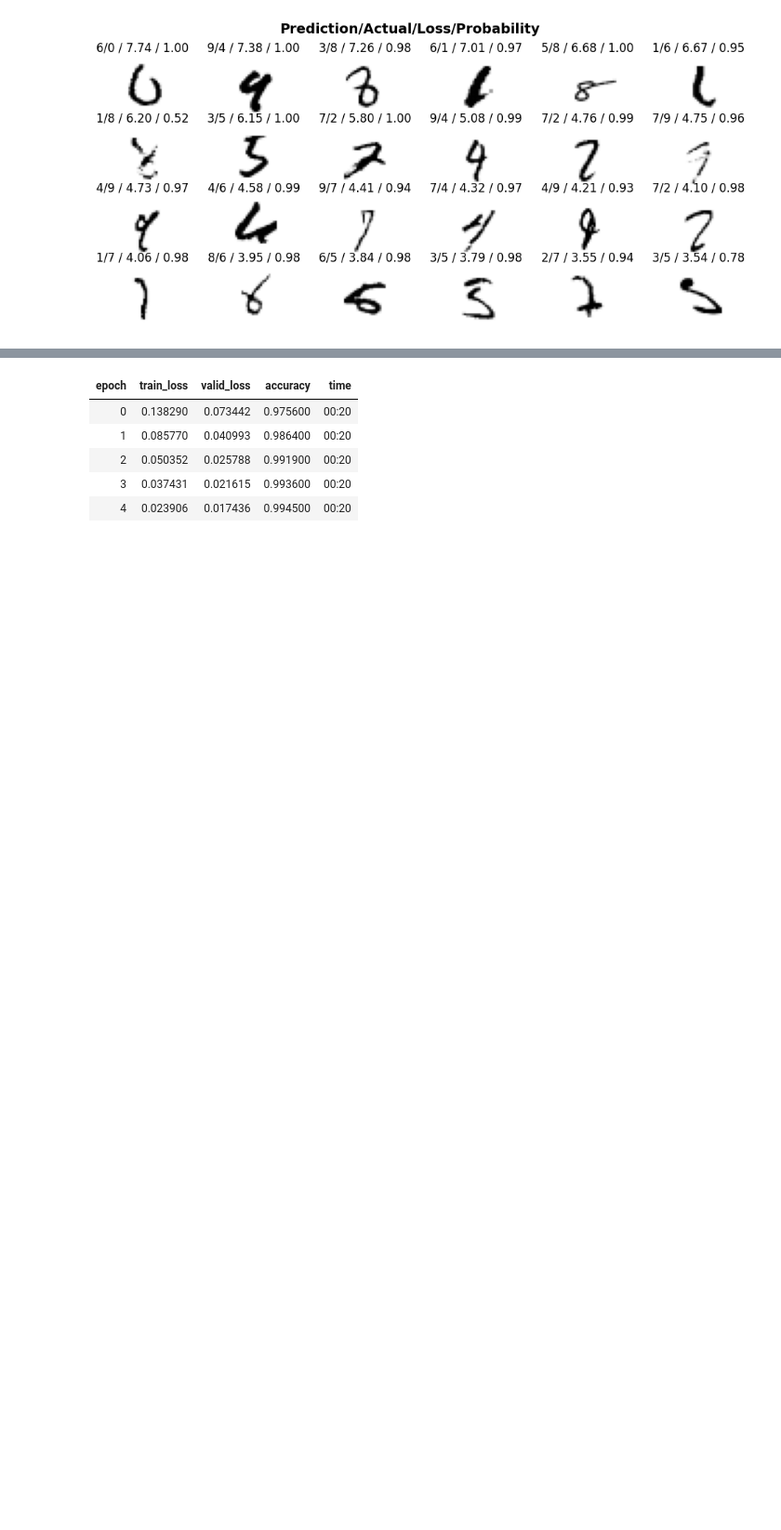
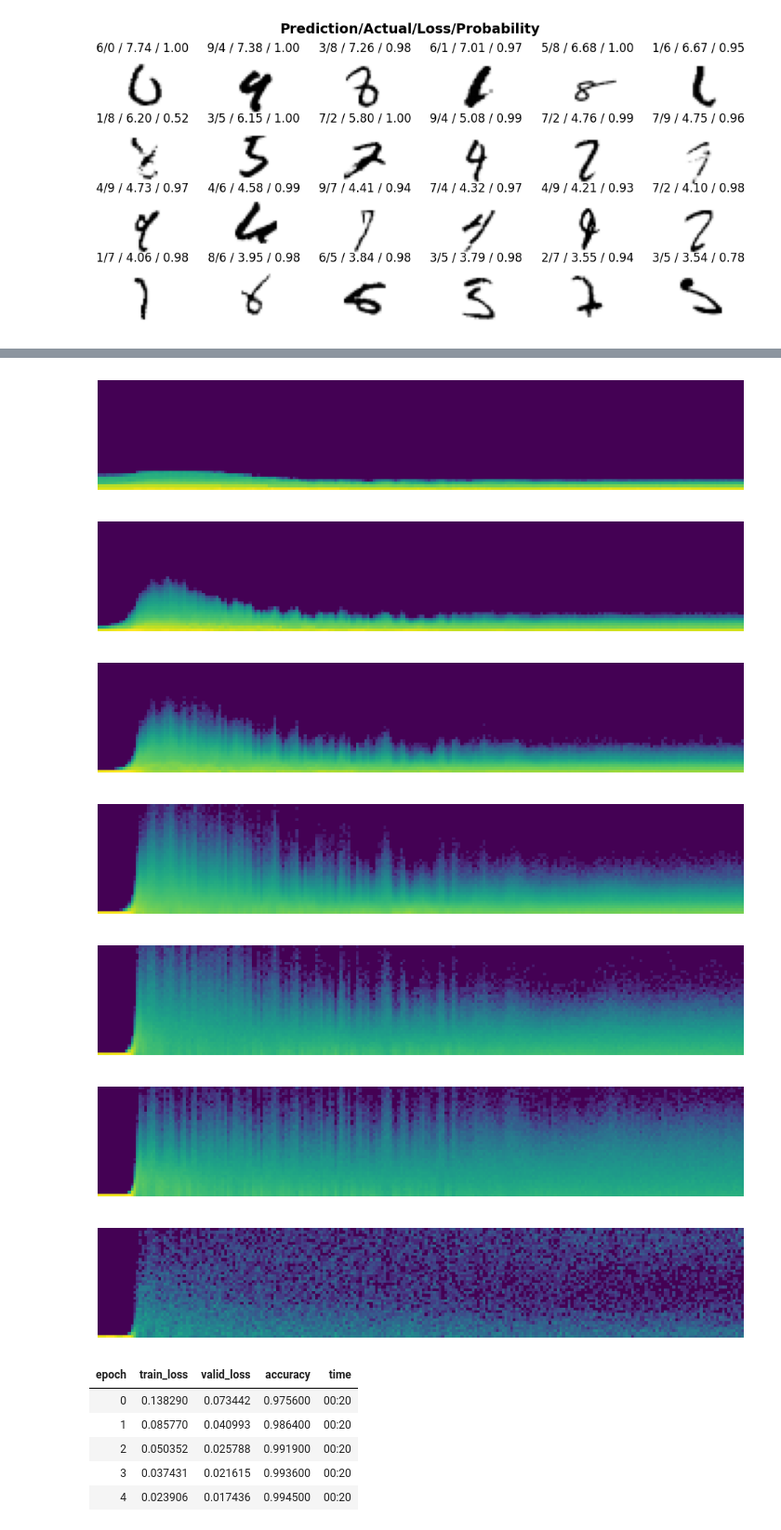
Before and after one commit to mskrajnowski/2023-machine-learning-talk, a Jupyter notebook: talks/02_vision.ipynb, the cells around one changed output, grey strips where cells are left out. Shown at 93% size. Drawn from its saved outputs; the diff is of its cells as text; code cells hidden in the pictures; blank space fills up the shorter version.

```diff
--- a/talks/02_vision.ipynb
+++ b/talks/02_vision.ipynb
@@ -1039,3 +1070,14 @@ Interpretation.from_learner(mnist_learner(conv2)).plot_top_losses(k=24, ncols=6,
+# %%
+for i in range(len(debug_learner.activation_stats.stats[0])):
+    debug_learner.activation_stats.color_dim(i)
+# %% [output]
+[figure, added]
+[figure, added]
+[figure, added]
+[figure, added]
+[figure, added]
+[figure, added]
+[figure, added]
 # %%
 def conv3_block(channels_in, channels_out):
     return nn.Sequential(
```
Also changed, not shown: parts of 7 cells of this notebook, 1 other file.
